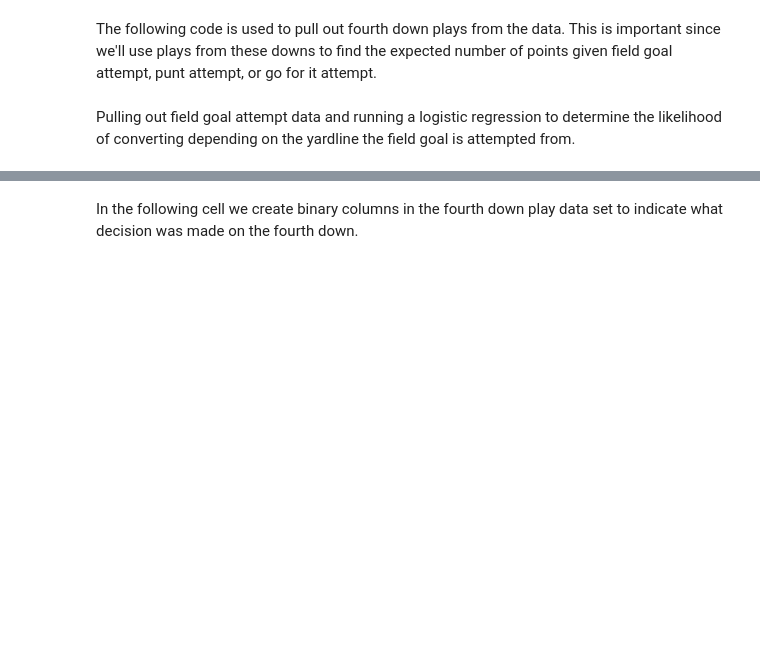
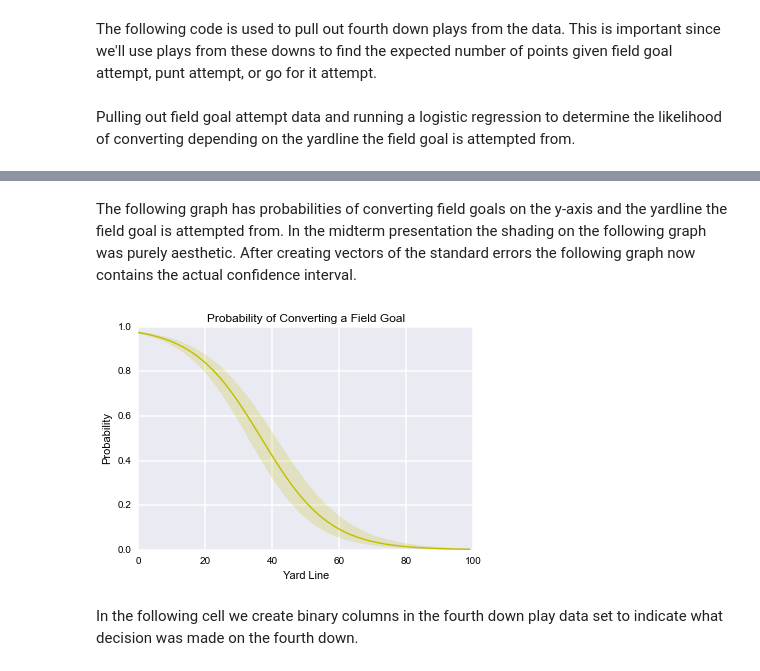
Before and after one commit to tomdawg86/Stat_222_NFL_Project, a Jupyter notebook: NFL-Go-For-It!.ipynb, the cells around one changed output, grey strips where cells are left out. Cells and saved outputs as stored; diff of their text form; code cells hidden in the pictures; blank space fills up the shorter version.

```diff
--- a/NFL-Go-For-It!.ipynb
+++ b/NFL-Go-For-It!.ipynb
@@ -447,6 +510,21 @@ Logit Regression Results
 fg_vec = np.array(field_goal_result.params)
 fg_vec_upper = np.array(field_goal_result.conf_int()[1])
 fg_vec_lower = np.array(field_goal_result.conf_int()[0])
+# %% [markdown]
+The following graph has probabilities of converting field goals on the y-axis and the yardline the field goal is attempted from. In the midterm presentation the shading on the following graph was purely aesthetic. After creating vectors of the standard errors the following graph now contains the actual confidence interval.
+# %%
+fg_prob = field_goal_result.predict([[1, x] for x in yard], True)
+prob_upper = [exp(fg_vec_upper[0] + fg_vec_upper[1]*g)/(1 + exp(fg_vec_upper[0] + fg_vec_upper[1]*g)) for g in yard]
+prob_lower = [exp(fg_vec_lower[0] + fg_vec_lower[1]*k)/(1 + exp(fg_vec_lower[0] + fg_vec_lower[1]*k)) for k in yard]
+fig = plt.gcf()
+plt.plot(yard, np.array(fg_prob), linestyle = '-', color = 'y')
+plt.fill_between(yard, prob_lower, prob_upper, color='y', alpha=.2)
+xlabel('Yard Line')
+ylabel('Probability')
+title('Probability of Converting a Field Goal')
+savefig('fieldgoalprob.pdf')
+# %% [output]
+[figure, added]
 # %% [markdown]
 In the following cell we create binary columns in the fourth down play data set to indicate what decision was made on the fourth down.
 # %%
```
Also changed, not shown: parts of 55 cells of this notebook, 14 other files.
